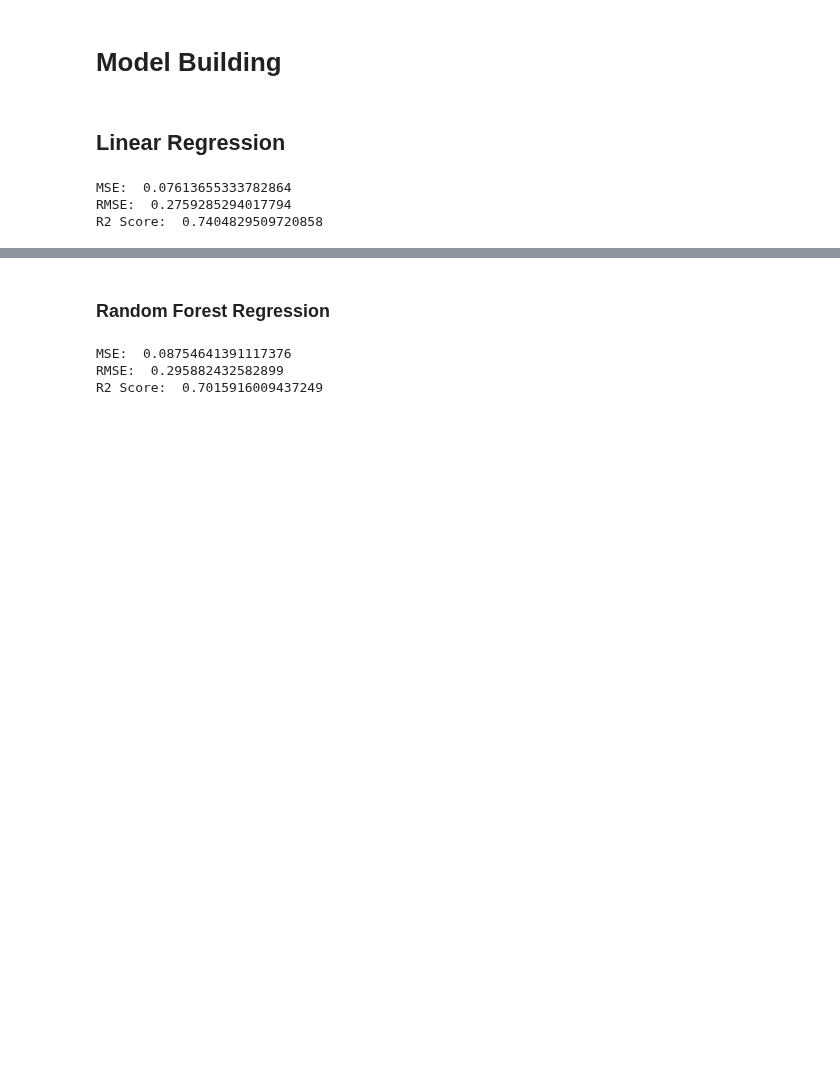
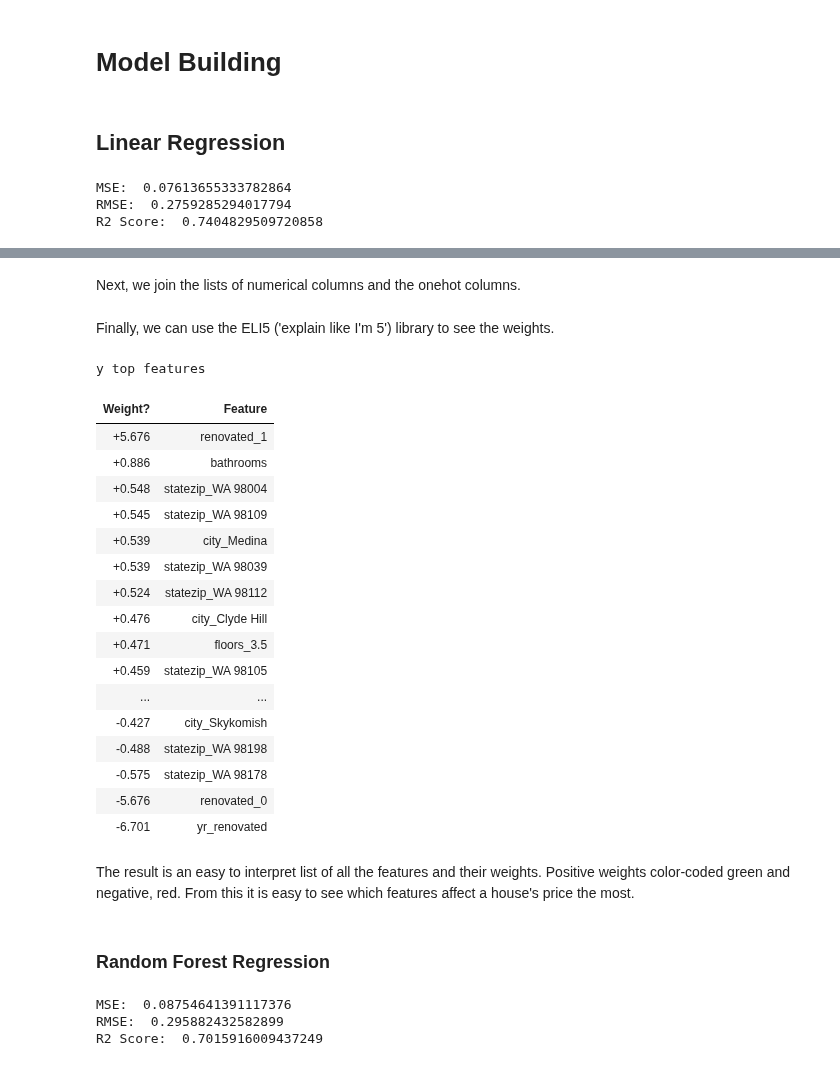
Before and after one commit to jordan-maulino/house_price, a Jupyter notebook: house_price.ipynb, the cells around one changed output, grey strips where cells are left out. Cells and saved outputs as stored; diff of their text form; code cells hidden in the pictures; blank space fills up the shorter version.

Commit message:
obtained coef from linreg using eli5

```diff
--- a/house_price.ipynb
+++ b/house_price.ipynb
@@ -361,0 +388,2 @@ R2 Score:  0.7404829509720858
+# %%
+onehot_columns = list(linreg_pipeline.named_steps['preprocessor'].named_transformers_['cat'].named_steps['cat_enc'].get_feature_names(input_features=categorical_cols))
@@ -361,0 +410,32 @@ R2 Score:  0.7404829509720858
+# %% [markdown]
+Next, we join the lists of numerical columns and the onehot columns.
+# %%
+features_list = list(numerical_cols)
+features_list.extend(onehot_columns)
+# %% [markdown]
+Finally, we can use the ELI5 ('explain like I'm 5') library to see the weights.
+# %%
+import eli5
+
+eli5.explain_weights(linreg_pipeline.named_steps['model'], top=50, feature_names=features_list, feature_filter=lambda x: x != '<BIAS>')
+# %% [output]
+y top features
+| Weight? | Feature |
+| +5.676 | renovated_1 |
+| +0.886 | bathrooms |
+| +0.548 | statezip_WA 98004 |
+| +0.545 | statezip_WA 98109 |
+| +0.539 | city_Medina |
+| +0.539 | statezip_WA 98039 |
+| +0.524 | statezip_WA 98112 |
+| +0.476 | city_Clyde Hill |
+| +0.471 | floors_3.5 |
+| +0.459 | statezip_WA 98105 |
+| ... | ... |
+| -0.427 | city_Skykomish |
+| -0.488 | statezip_WA 98198 |
+| -0.575 | statezip_WA 98178 |
+| -5.676 | renovated_0 |
+| -6.701 | yr_renovated |
+# %% [markdown]
+The result is an easy to interpret list of all the features and their weights. Positive weights color-coded green and negative, red. From this it is easy to see which features affect a house's price the most.
```
Also changed, not shown: parts of 6 cells of this notebook.
